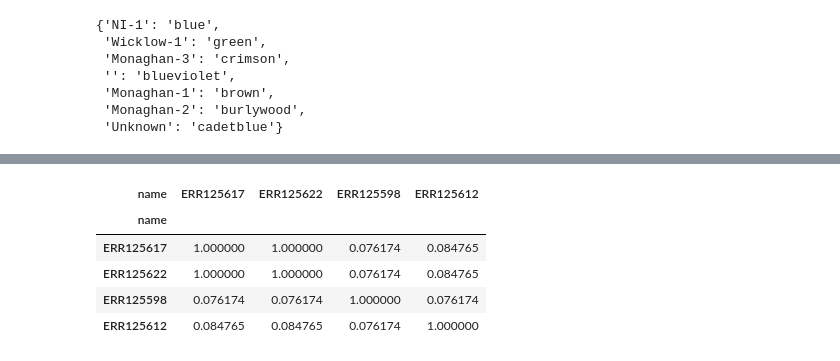
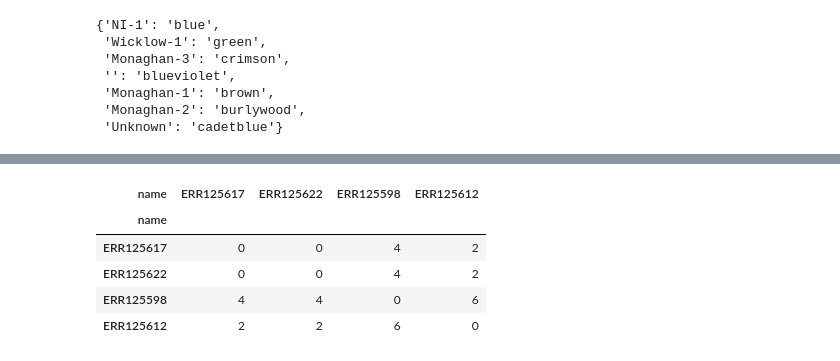
Before and after one commit to dmnfarrell/tracebtb, a Jupyter notebook: test.ipynb, the cells around one changed output, grey strips where cells are left out. Saved outputs shown, nothing was run; the diff lists cells and outputs as text; code cells hidden in the pictures.

```diff
--- a/test.ipynb
+++ b/test.ipynb
@@ -212,28 +216,27 @@ draw_tree(tre,df,'clade')
 # %%
 def dist_matrix(df):
     """Distance matrix from nuc SNP matrix"""
 
-    from difflib import SequenceMatcher
     snpmat = df.snps.apply(snp_typing.decode_snps)
     names = snpmat.index = df.name
     M=[]
     for i,r in snpmat.iterrows():
         x=[]
         s1 = ''.join(r)
         for i,r in snpmat.iterrows():
             s2=''.join(r)
-            seqm = (SequenceMatcher(None, s1, s2).ratio())
-            #print (seqm)
-            x.append(seqm)
+            m = [1 for x,y in zip(s1,s2) if x!=y]
+            #print (m)
+            x.append(sum(m))
         M.append(x)
     M = pd.DataFrame(M,index=names,columns=names)
     return M
 
 dist_matrix(df[:4])
 # %% [output]
 | name | ERR125617 | ERR125622 | ERR125598 | ERR125612 |
 | name |  |  |  |  |
-| ERR125617 | 1.000000 | 1.000000 | 0.076174 | 0.084765 |
-| ERR125622 | 1.000000 | 1.000000 | 0.076174 | 0.084765 |
-| ERR125598 | 0.076174 | 0.076174 | 1.000000 | 0.076174 |
-| ERR125612 | 0.084765 | 0.084765 | 0.076174 | 1.000000 |
+| ERR125617 | 0 | 0 | 4 | 2 |
+| ERR125622 | 0 | 0 | 4 | 2 |
+| ERR125598 | 4 | 4 | 0 | 6 |
+| ERR125612 | 2 | 2 | 6 | 0 |
```
Also changed, not shown: parts of 4 cells of this notebook, 1 other file.
